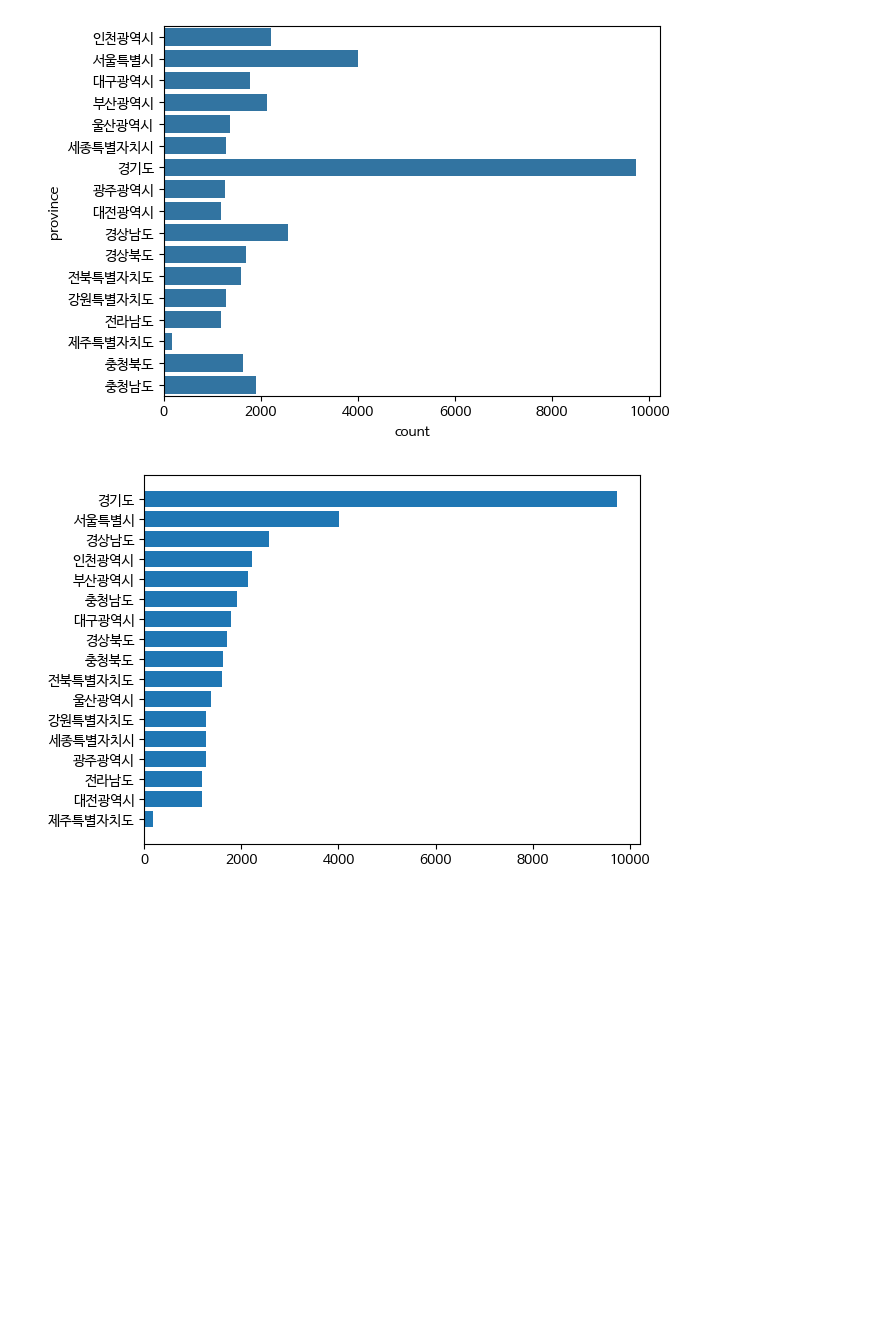
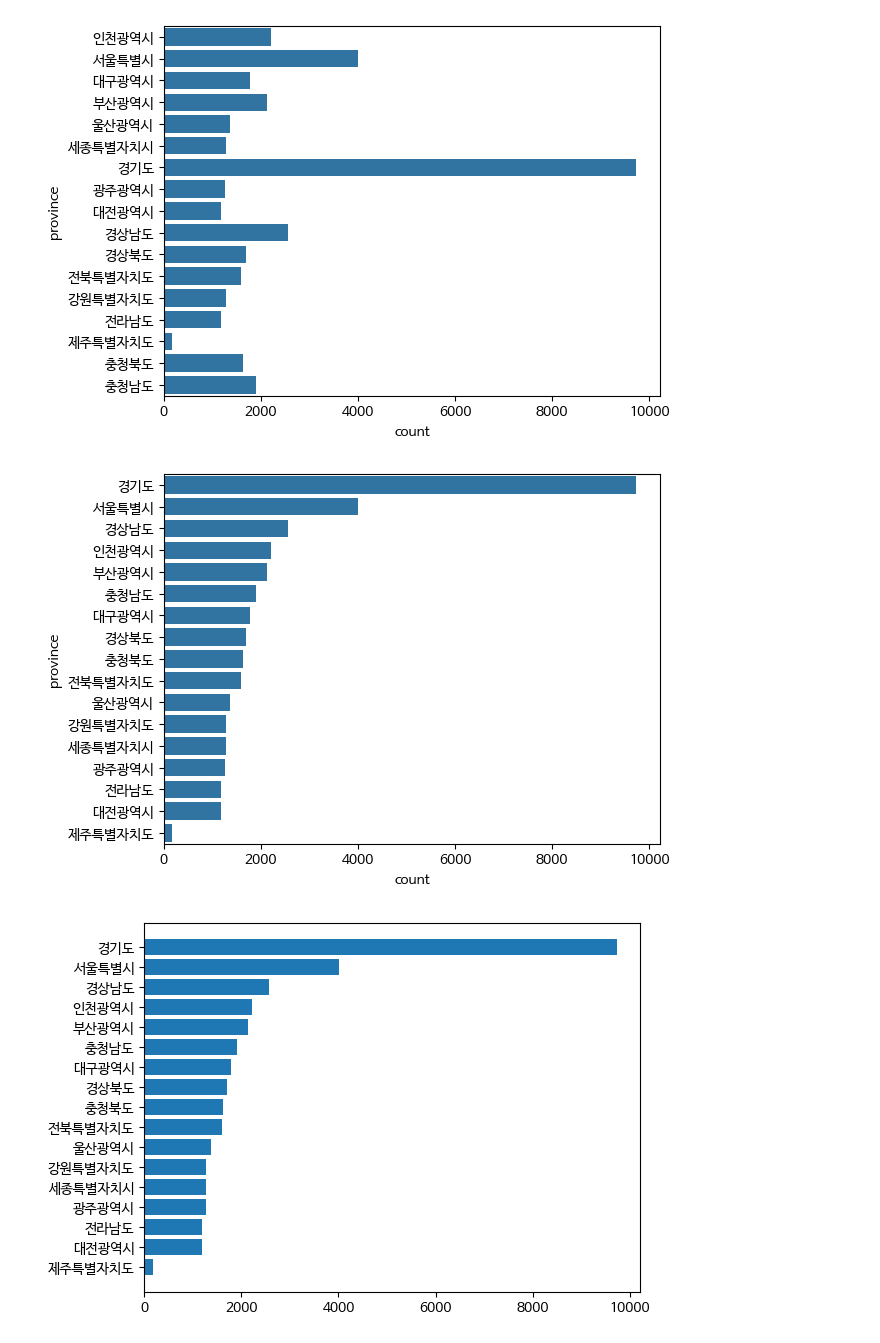
Before and after one commit to JakeOh/202504_itwill_oracle88, a Jupyter notebook: python24.ipynb, the cells around one changed output. Drawn from its saved outputs; the diff is of its cells as text; code cells hidden in the pictures; blank space fills up the shorter version.

```diff
--- a/python24.ipynb
+++ b/python24.ipynb
@@ -258,6 +262,11 @@ sns.countplot(data=apt, y='province')
 plt.show()
 # %% [output]
 [figure]
+# %%
+sns.countplot(data=apt, y='province', order=apt.province.value_counts().index)
+plt.show()
+# %% [output]
+[figure, added]
 # %%
 plt.barh(y=province_counts.index, width=province_counts)
 plt.show()
```
Also changed, not shown: parts of 41 cells of this notebook.
